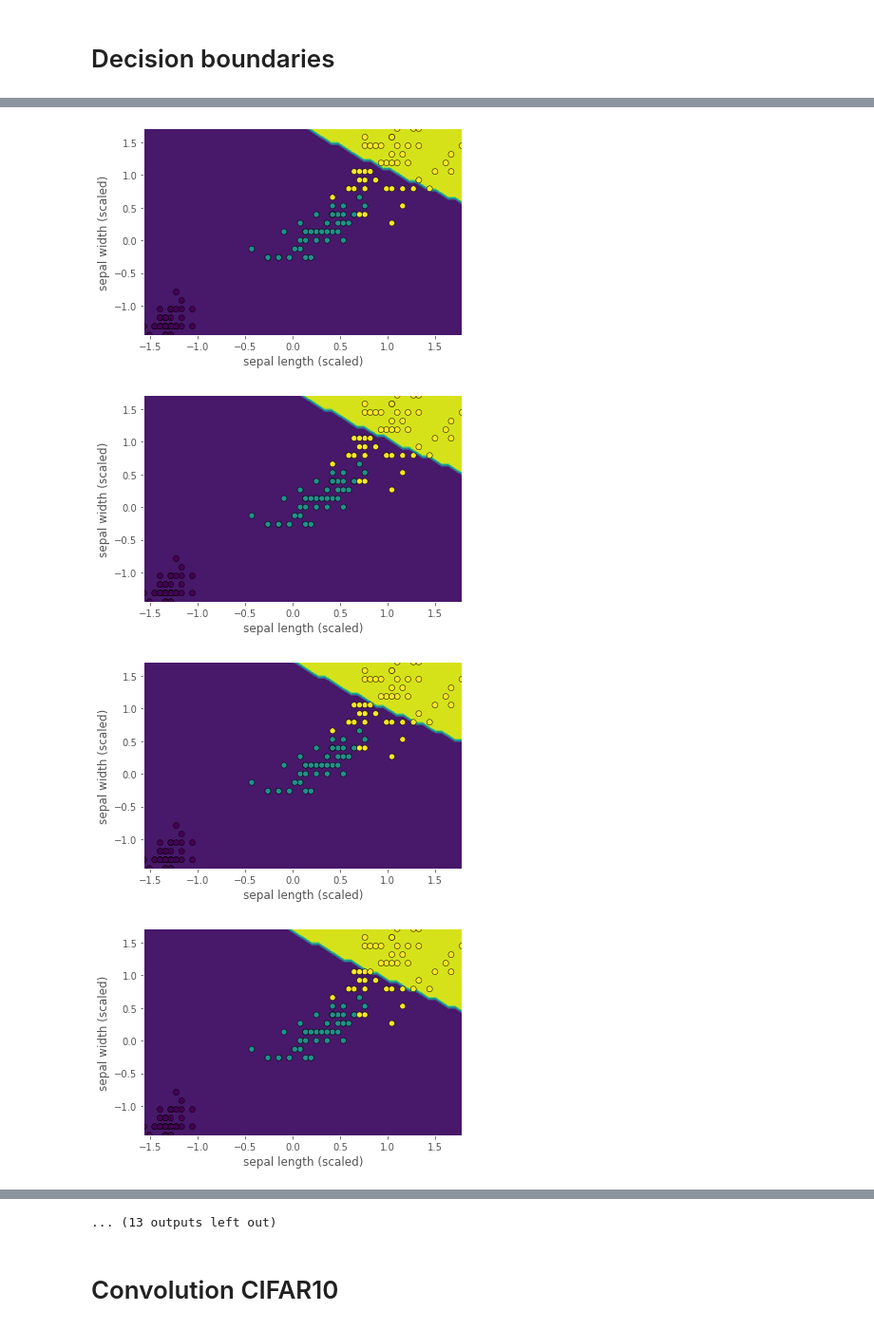
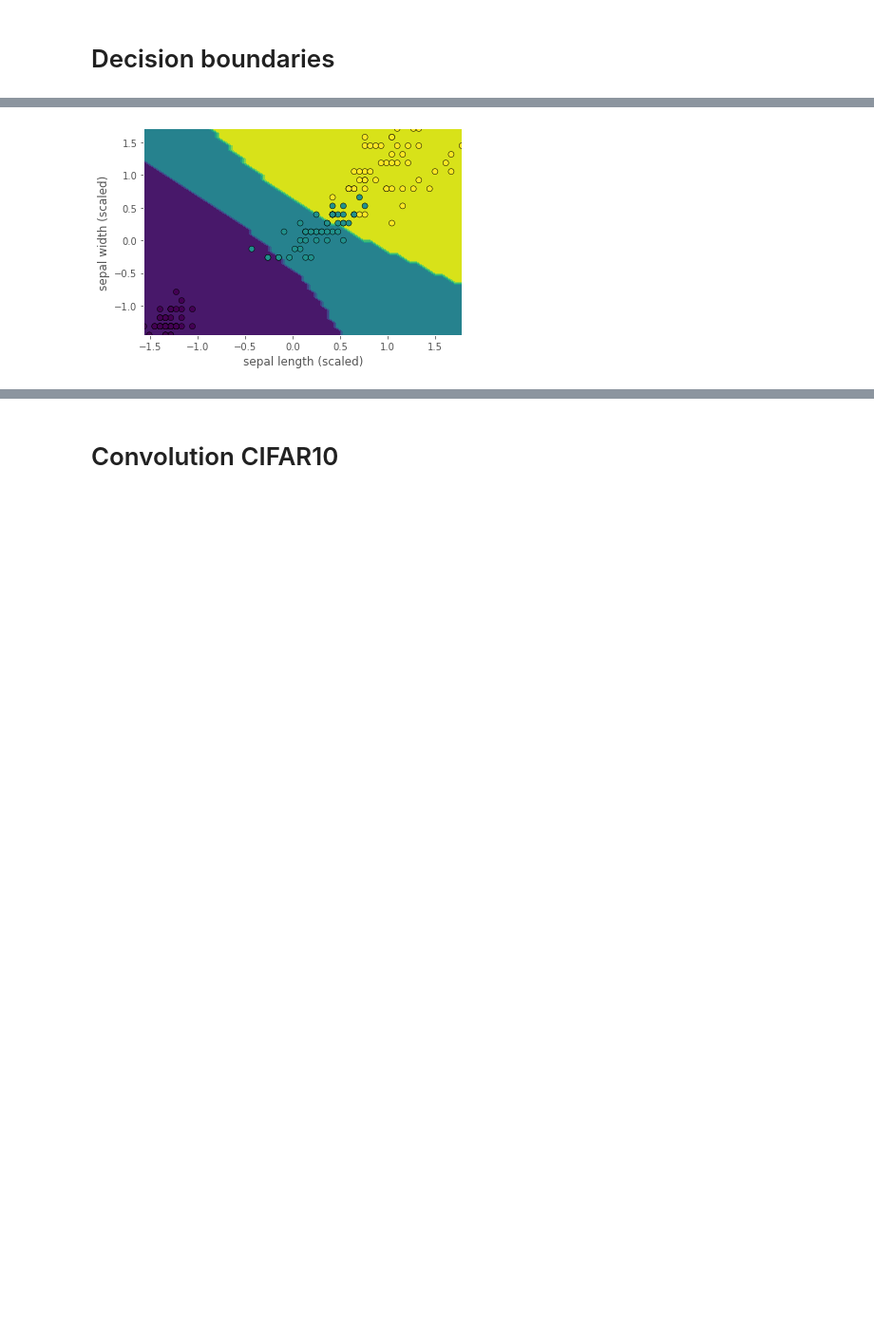
Before and after one commit to singhsukhendra/quaternion_neurons, a Jupyter notebook: real_neuron.ipynb, the cells around one changed output, grey strips where cells are left out. Shown at 95% size. Saved outputs shown, nothing was run; the diff lists cells and outputs as text; code cells hidden in the pictures; blank space fills up the shorter version.

```diff
--- a/real_neuron.ipynb
+++ b/real_neuron.ipynb
@@ -81,9 +82,9 @@ from torch.autograd import Variable
 class Model(nn.Module):
     def __init__(self, input_dim):
         super(Model, self).__init__()
-        self.layer1 = nn.Linear(input_dim, 50)
-        self.layer2 = nn.Linear(50, 50)
-        self.layer3 = nn.Linear(50, 3)
+        self.layer1 = nn.Linear(input_dim, 32)
+        self.layer2 = nn.Linear(32, 32)
+        self.layer3 = nn.Linear(32, 3)
 
     def forward(self, x):
         x = F.relu(self.layer1(x))
@@ -196,12 +197,12 @@ grid = torch.tensor(grid, dtype=torch.float32)
 prediction = model(grid).detach().numpy()
 prediction = np.argmax(prediction, axis=1)
 # %%
-for sl in range(10):
-  y_pred = np.reshape(prediction, feature_1.shape)
-  display = DecisionBoundaryDisplay(xx0=feature_1[:, :, sl, sl], xx1=feature_2[:, :, sl, sl], response=y_pred[:, :, sl, sl])
-  display.plot()
-  display.ax_.scatter(X_scaled[:, 0], X_scaled[:, 1], c=y, edgecolor="black")
-  display.ax_.set_xlabel('petal length (scaled)')
-  display.ax_.set_ylabel('petal width (scaled)')
-  plt.show()
+sl = 25
+y_pred = np.reshape(prediction, feature_1.shape)
+display = DecisionBoundaryDisplay(xx0=feature_1[:, :, sl, sl], xx1=feature_2[:, :, sl, sl], response=y_pred[:, :, sl, sl])
+display.plot()
+display.ax_.scatter(X_scaled[:, 0], X_scaled[:, 1], c=y, edgecolor="black")
+display.ax_.set_xlabel('petal length (scaled)')
+display.ax_.set_ylabel('petal width (scaled)')
+plt.show()
 # %% [output]
@@ -218,14 +210,11 @@ for sl in range(10):
 # %%
-for sl in range(25):
-  y_pred = np.reshape(prediction, feature_1.shape)
-  display = DecisionBoundaryDisplay(xx0=feature_3[sl, sl, :, :], xx1=feature_4[sl, sl, :, :], response=y_pred[sl, sl, :, :])
-  display.plot()
-  display.ax_.scatter(X_scaled[:, 2], X_scaled[:, 3], c=y, edgecolor="black")
-  display.ax_.set_xlabel('sepal length (scaled)')
-  display.ax_.set_ylabel('sepal width (scaled)')
-  plt.show()
+
+y_pred = np.reshape(prediction, feature_1.shape)
+display = DecisionBoundaryDisplay(xx0=feature_3[sl, sl, :, :], xx1=feature_4[sl, sl, :, :], response=y_pred[sl, sl, :, :])
+display.plot()
+display.ax_.scatter(X_scaled[:, 2], X_scaled[:, 3], c=y, edgecolor="black")
+display.ax_.set_xlabel('sepal length (scaled)')
+display.ax_.set_ylabel('sepal width (scaled)')
+plt.show()
 # %% [output]
-[figure, old version]
+[figure, new version]
-[figure, removed]
-[figure, removed]
-[figure, removed]
@@ -240,4 +221,3 @@ for sl in range(25):
-... (13 outputs left out)
 # %% [markdown]
 # Convolution CIFAR10
 # %%
```
Also changed, not shown: parts of 8 cells of this notebook.
